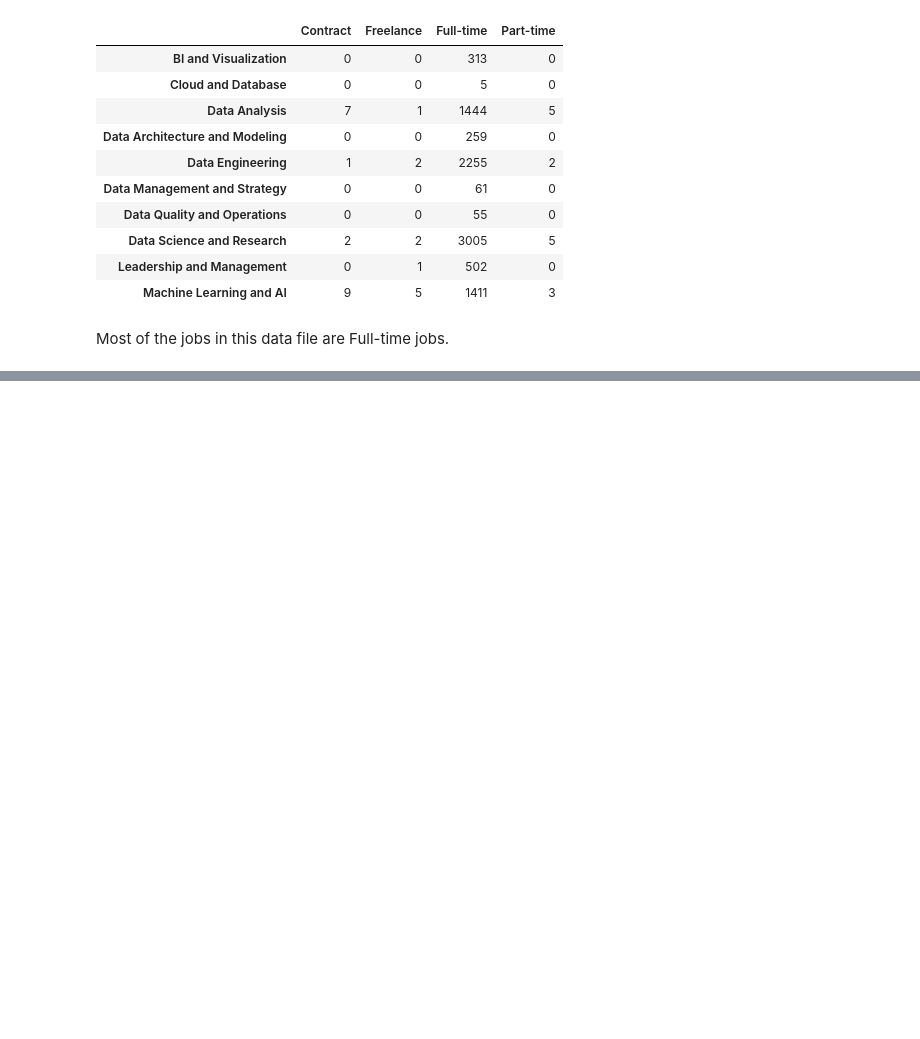
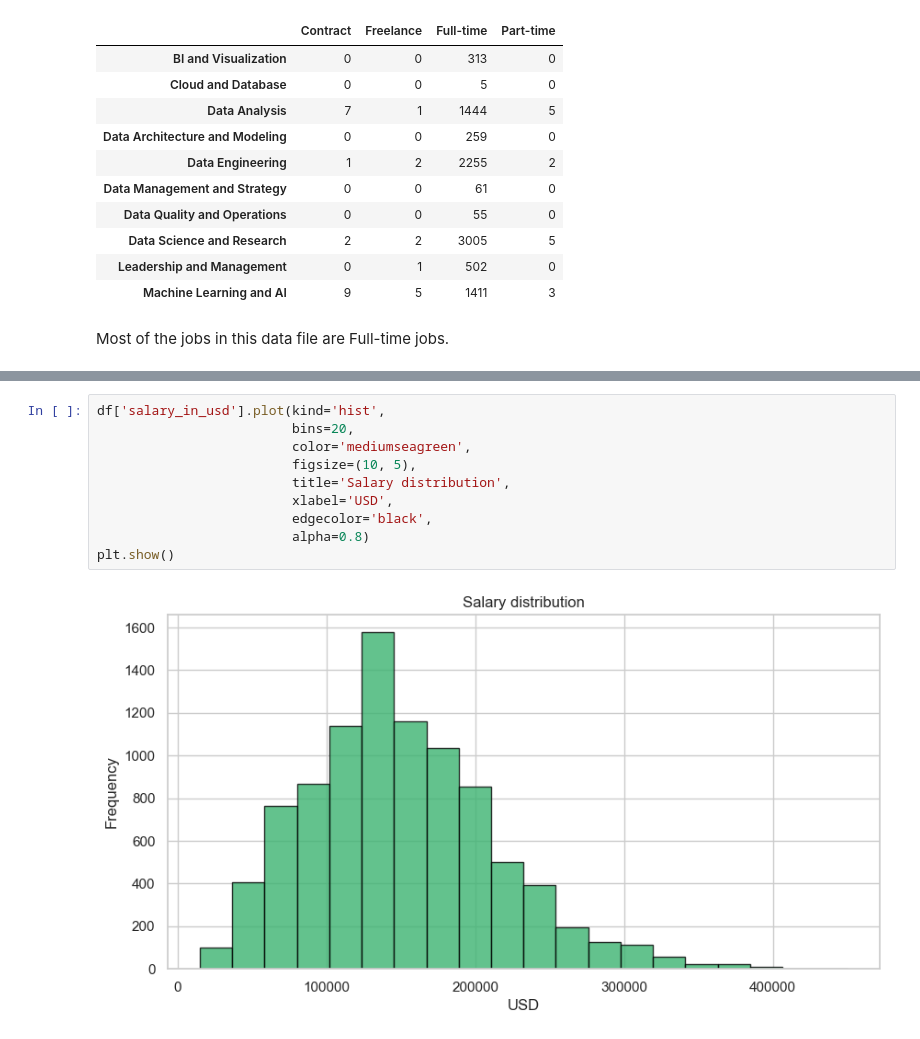
Before and after one commit to DaniloGrujic/data-jobs, a Jupyter notebook: Jobs In Data.ipynb, the cells around one changed output, grey strips where cells are left out. Cells and saved outputs as stored; diff of their text form; blank space fills up the shorter version.

```diff
--- a/Jobs In Data.ipynb
+++ b/Jobs In Data.ipynb
@@ -130,0 +137,12 @@ ctg_avg_salary.describe()
+# %%
+df['salary_in_usd'].plot(kind='hist',
+                         bins=20,
+                         color='mediumseagreen',
+                         figsize=(10, 5),
+                         title='Salary distribution',
+                         xlabel='USD',
+                         edgecolor='black',
+                         alpha=0.8)
+plt.show()
+# %% [output]
+[figure, added]
```
Also changed, not shown: parts of 5 cells of this notebook.
